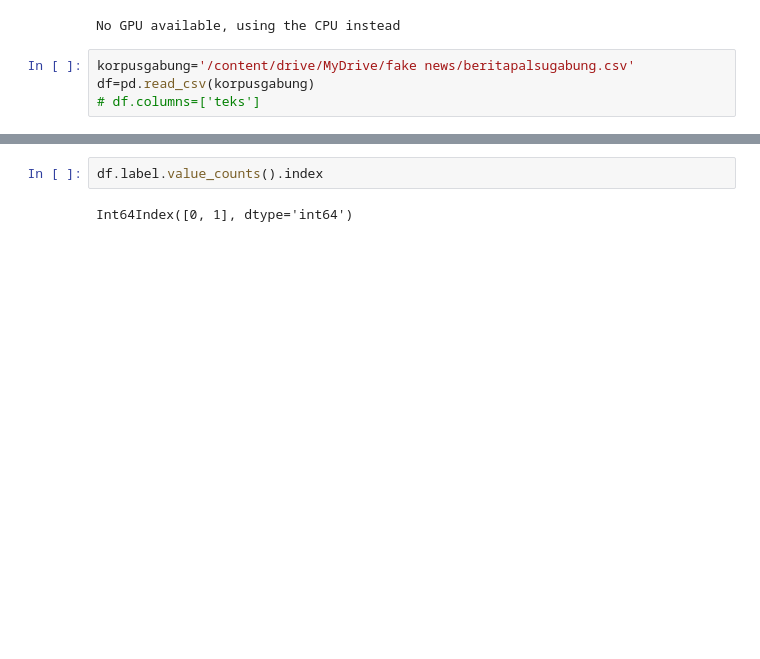
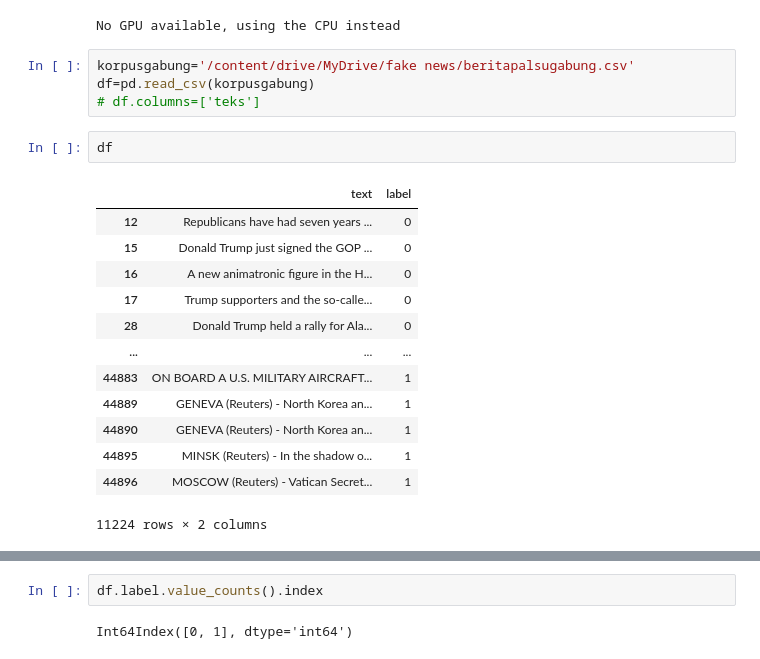
Before and after one commit to alfinmaulani/skripsi2, a Jupyter notebook: BERT.ipynb, the cells around one changed output, grey strips where cells are left out. Saved outputs shown, nothing was run; the diff lists cells and outputs as text; blank space fills up the shorter version.

```diff
--- a/BERT.ipynb
+++ b/BERT.ipynb
@@ -45,3 +45,19 @@ No GPU available, using the CPU instead
 korpusgabung='/content/drive/MyDrive/fake news/beritapalsugabung.csv'
 df=pd.read_csv(korpusgabung)
 # df.columns=['teks']
+# %%
+df
+# %% [output]
+|  | text | label |
+| 12 | Republicans have had seven years ... | 0 |
+| 15 | Donald Trump just signed the GOP ... | 0 |
+| 16 | A new animatronic figure in the H... | 0 |
+| 17 | Trump supporters and the so-calle... | 0 |
+| 28 | Donald Trump held a rally for Ala... | 0 |
+| ... | ... | ... |
+| 44883 | ON BOARD A U.S. MILITARY AIRCRAFT... | 1 |
+| 44889 | GENEVA (Reuters) - North Korea an... | 1 |
+| 44890 | GENEVA (Reuters) - North Korea an... | 1 |
+| 44895 | MINSK (Reuters) - In the shadow o... | 1 |
+| 44896 | MOSCOW (Reuters) - Vatican Secret... | 1 |
+11224 rows × 2 columns
```
Also changed, not shown: parts of 12 cells of this notebook.
